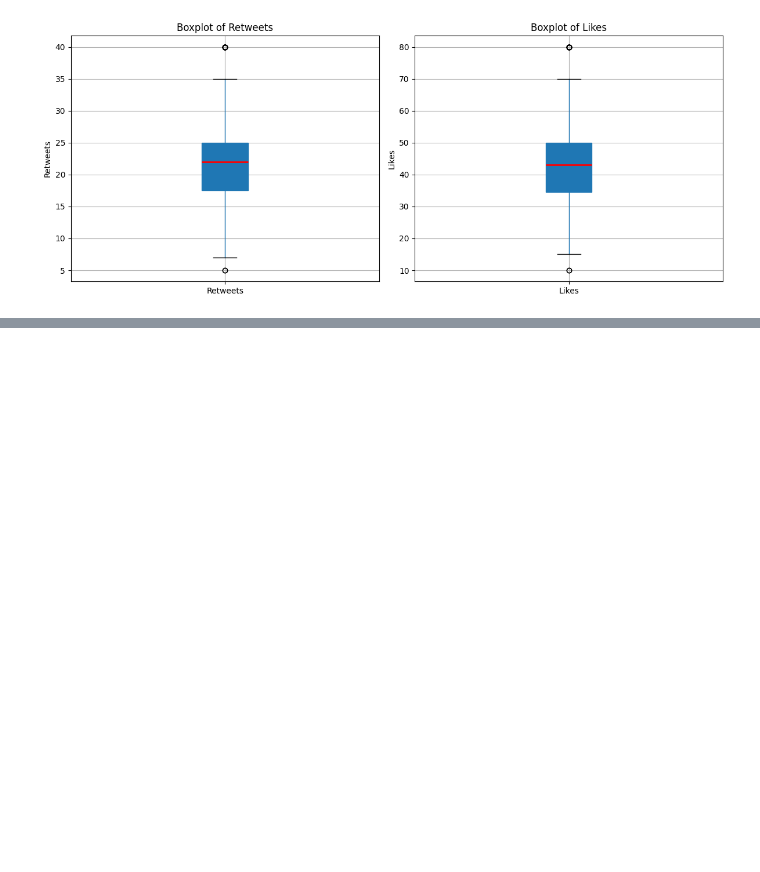
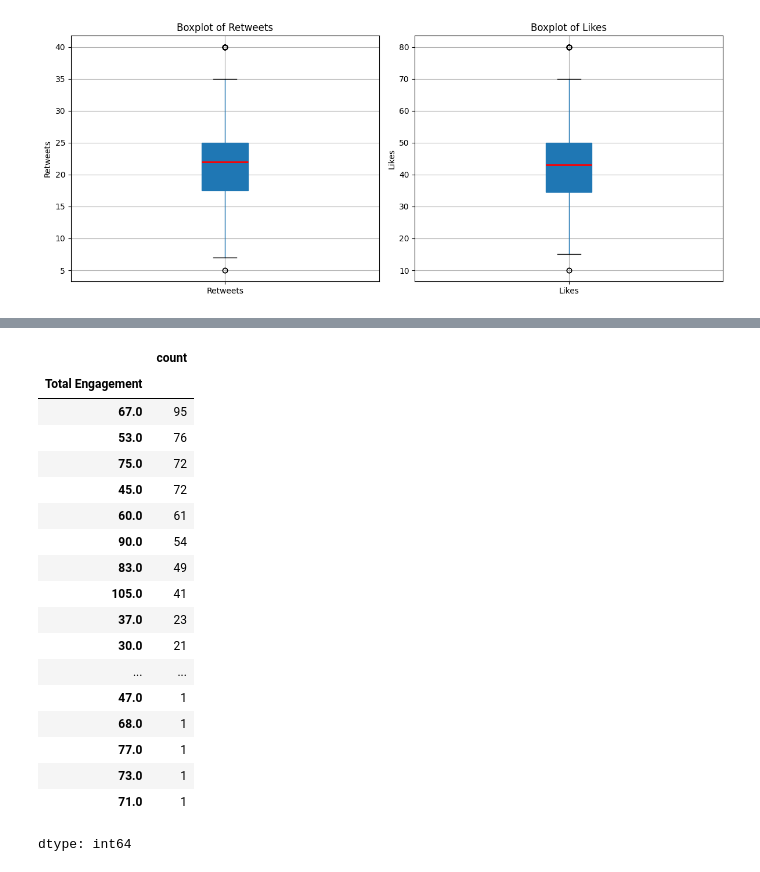
Before and after one commit to euiedavid/social-media-sentiments-analysis, a Jupyter notebook: notebook/social_media_sentiments_eda.ipynb, the cells around one changed output, grey strips where cells are left out. Saved outputs shown, nothing was run; the diff lists cells and outputs as text; code cells hidden in the pictures; blank space fills up the shorter version.

```diff
--- a/notebook/social_media_sentiments_eda.ipynb
+++ b/notebook/social_media_sentiments_eda.ipynb
@@ -391,0 +429,22 @@ plt.show()
+# %%
+data['Total Engagement'].value_counts()
+# %% [output]
+|  | count |
+| Total Engagement |  |
+| 67.0 | 95 |
+| 53.0 | 76 |
+| 75.0 | 72 |
+| 45.0 | 72 |
+| 60.0 | 61 |
+| 90.0 | 54 |
+| 83.0 | 49 |
+| 105.0 | 41 |
+| 37.0 | 23 |
+| 30.0 | 21 |
+| ... | ... |
+| 47.0 | 1 |
+| 68.0 | 1 |
+| 77.0 | 1 |
+| 73.0 | 1 |
+| 71.0 | 1 |
+dtype: int64
```
Also changed, not shown: parts of 6 cells of this notebook.
